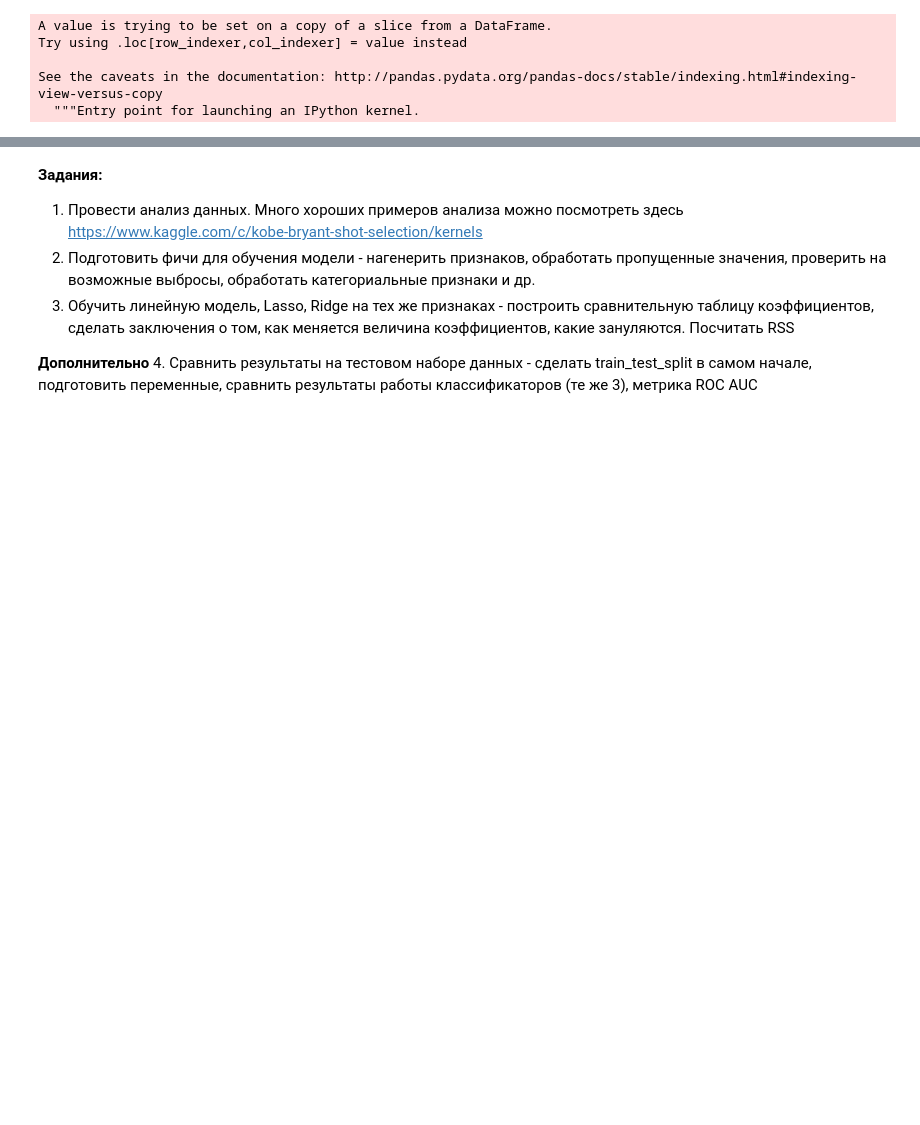
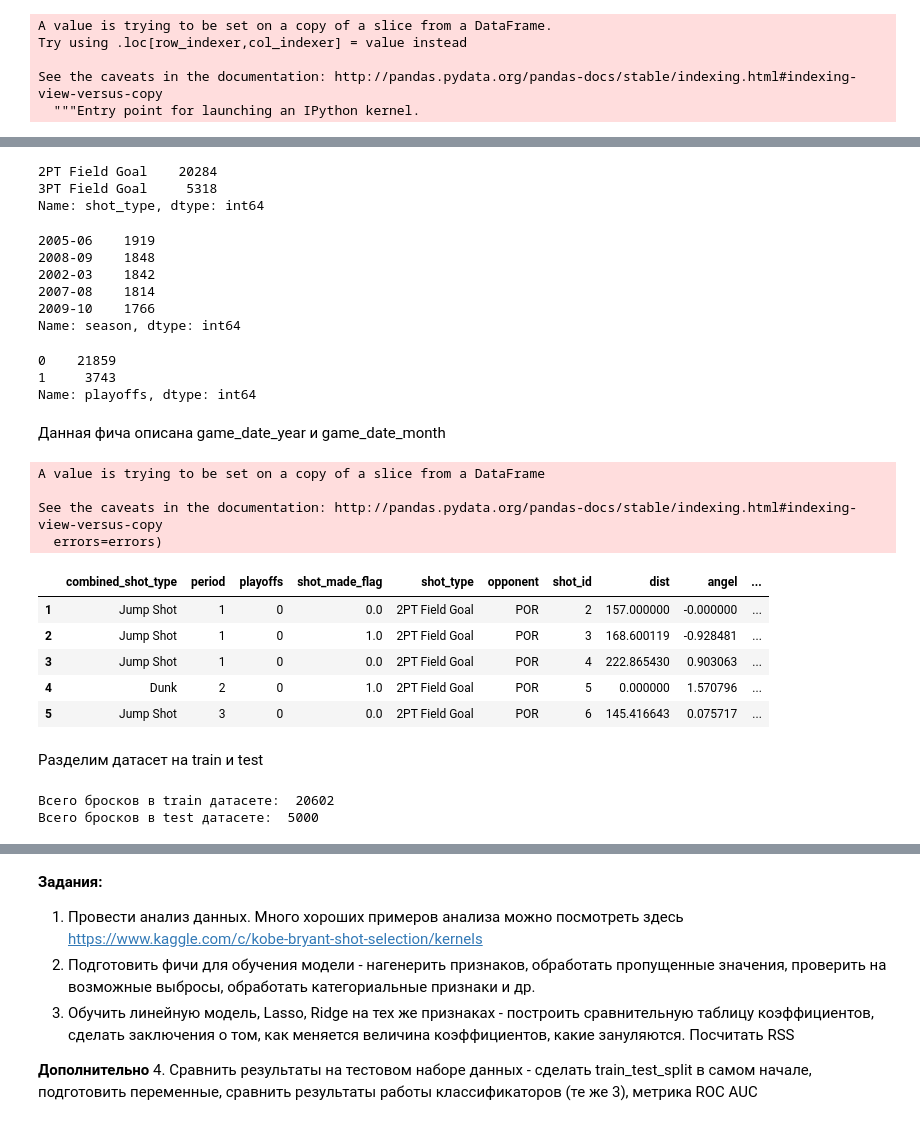
Before and after one commit to AlexeevVl/DVP-1, a Jupyter notebook: HW_2.ipynb, the cells around one changed output, grey strips where cells are left out. Drawn from its saved outputs; the diff is of its cells as text; code cells hidden in the pictures; blank space fills up the shorter version.

```diff
--- a/HW_2.ipynb
+++ b/HW_2.ipynb
@@ -271,0 +269,2 @@ Name: period, dtype: int64
+# %%
+data.loc[data.period>5,'period']=5
@@ -271,0 +295,12 @@ Name: period, dtype: int64
+# %%
+def get_action_type_cat(row_):
+    main_cat = ['Jump Shot', 'Layup Shot', 'Driving Layup Shot', 'Turnaround Jump Shot',
+       'Fadeaway Jump Shot', 'Running Jump Shot', 'Pullup Jump shot',
+       'Turnaround Fadeaway shot', 'Slam Dunk Shot', 'Reverse Layup Shot',
+       'Jump Bank Shot', 'Driving Dunk Shot', 'Dunk Shot','Tip Shot','Step Back Jump shot']
+    if row_ not in main_cat:
+        return 'Other'
+    else:
+        return row_
+# %%
+data['new_action_type']=data.apply(lambda row: get_action_type_cat(row.action_type),axis=1)
@@ -271,0 +343,45 @@ Name: period, dtype: int64
+# %%
+data.shot_type.value_counts()
+# %% [output]
+2PT Field Goal    20284
+3PT Field Goal     5318
+Name: shot_type, dtype: int64
+# %%
+data.season.value_counts().head()
+# %% [output]
+2005-06    1919
+2008-09    1848
+2002-03    1842
+2007-08    1814
+2009-10    1766
+Name: season, dtype: int64
+# %%
+data.playoffs.value_counts()
+# %% [output]
+0    21859
+1     3743
+Name: playoffs, dtype: int64
+# %% [markdown]
+Данная фича описана  game_date_year и game_date_month
+# %%
+data.drop(["team_id","team_name","minutes_remaining",
+           "seconds_remaining","matchup",
+           "game_event_id","game_id","game_date",
+           "shot_distance","lon","lat","loc_x","loc_y","shot_zone_range",
+           "shot_zone_area","shot_zone_basic","action_type","season"],axis=1,inplace=True)
+# %% [output]
+A value is trying to be set on a copy of a slice from a DataFrame
+
+See the caveats in the documentation: http://pandas.pydata.org/pandas-docs/stable/indexing.html#indexing-view-versus-copy
+  errors=errors)
+# %%
+data.head()
+# %% [output]
+|  | combined_shot_type | period | playoffs | shot_made_flag | shot_type | opponent | shot_id | dist | angel | ... |
+| 1 | Jump Shot | 1 | 0 | 0.0 | 2PT Field Goal | POR | 2 | 157.000000 | -0.000000 | ... |
+| 2 | Jump Shot | 1 | 0 | 1.0 | 2PT Field Goal | POR | 3 | 168.600119 | -0.928481 | ... |
+| 3 | Jump Shot | 1 | 0 | 0.0 | 2PT Field Goal | POR | 4 | 222.865430 | 0.903063 | ... |
+| 4 | Dunk | 2 | 0 | 1.0 | 2PT Field Goal | POR | 5 | 0.000000 | 1.570796 | ... |
+| 5 | Jump Shot | 3 | 0 | 0.0 | 2PT Field Goal | POR | 6 | 145.416643 | 0.075717 | ... |
+# %% [markdown]
+Разделим датасет на train и test
@@ -271,0 +391,10 @@ Name: period, dtype: int64
+# %%
+# create dataset for train
+data_train = data[~data.shot_id.isin(ind_data_test)].copy()
+print("Всего бросков в train датасете: ", len(data_train))
+# create dataset for test
+data_test = data[data.shot_id.isin(ind_data_test)].copy()
+print("Всего бросков в test датасете: ", len(data_test))
+# %% [output]
+Всего бросков в train датасете:  20602
+Всего бросков в test датасете:  5000
```
Also changed, not shown: parts of 56 cells of this notebook.
